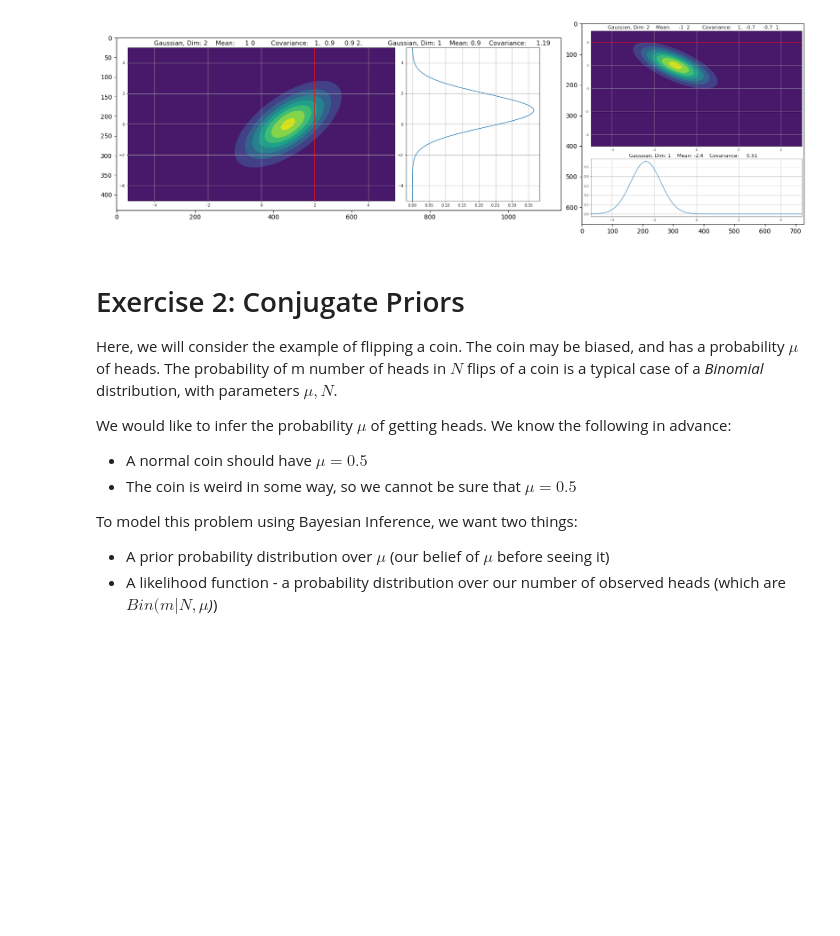
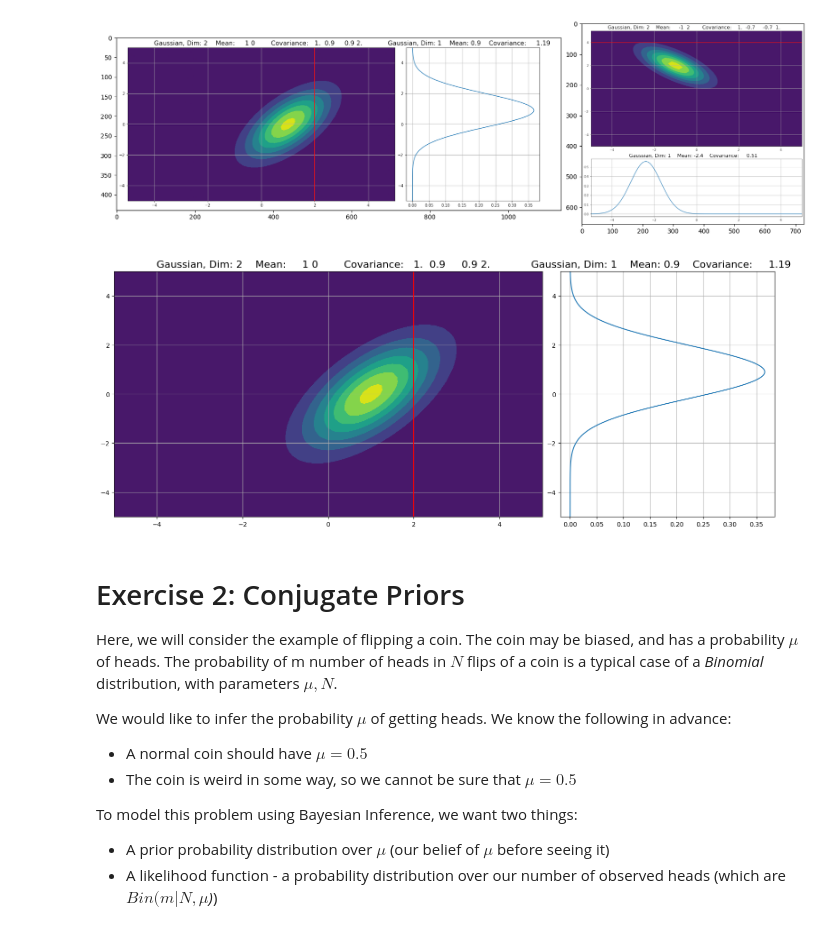
Before and after one commit to patriktao/edan96, a Jupyter notebook: lab2/applied_ml_assignment_2.ipynb, the cells around one changed output. Cells and saved outputs as stored; diff of their text form; code cells hidden in the pictures; blank space fills up the shorter version.

```diff
--- a/lab2/applied_ml_assignment_2.ipynb
+++ b/lab2/applied_ml_assignment_2.ipynb
@@ -273,13 +315,15 @@ show_images()
 [figure]
 # %%
 # Test that this produces the same plot (including the colors, which indicates the computed pdf)
-# gaussian_C = GaussianDistribution(mean=np.array([1, 0]), cov=np.array([[1, 0.9], [0.9, 2]]))
+gaussian_C = GaussianDistribution(mean=np.array([1, 0]), cov=np.array([[1, 0.9], [0.9, 2]]))
 
 # Use these lines to compute the conditionals
-# conditional_C = gaussian_C.get_conditional(dim=0, value=2)
+conditional_C = gaussian_C.get_conditional(dim=0, value=2)
 
 # Use these lines to generate the plots - plots both the initial distribution and the conditional along the right axis
-# plot_gaussian(gaussian_C, conditional_dist=conditional_C, condition_axis=0, condition_value=2)
+plot_gaussian(gaussian_C, conditional_dist=conditional_C, condition_axis=0, condition_value=2)
+# %% [output]
+[figure, added]
 # %% [markdown]
 # Exercise 2: Conjugate Priors
 
```
Also changed, not shown: parts of 32 cells of this notebook, 1 other file.
